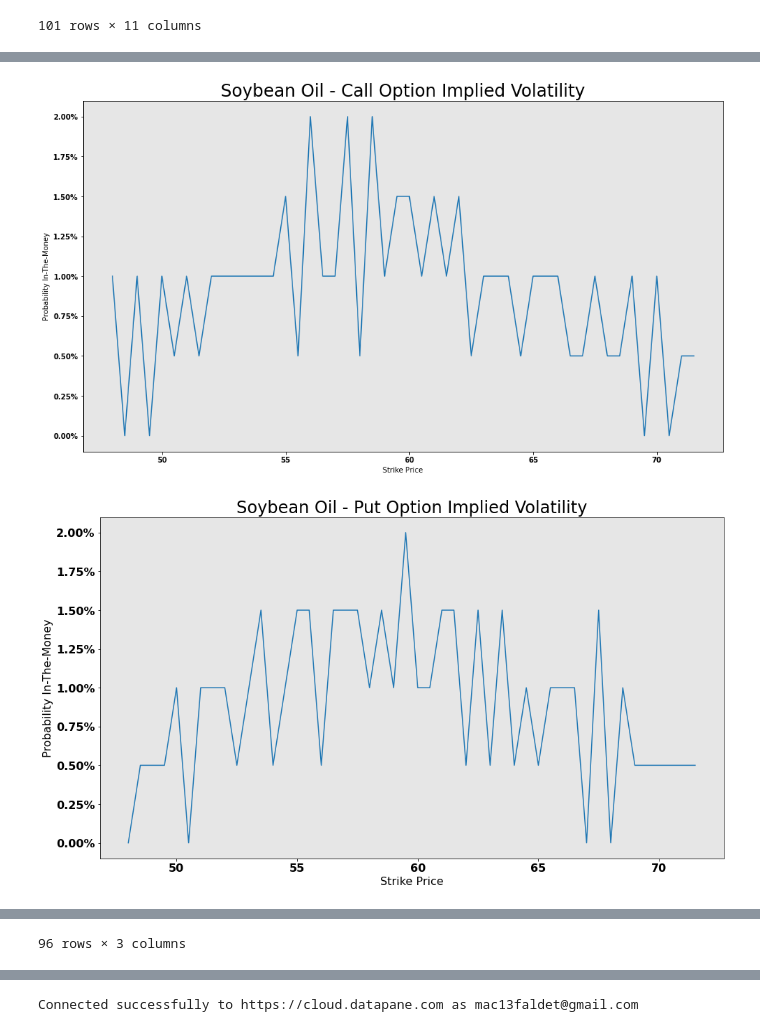
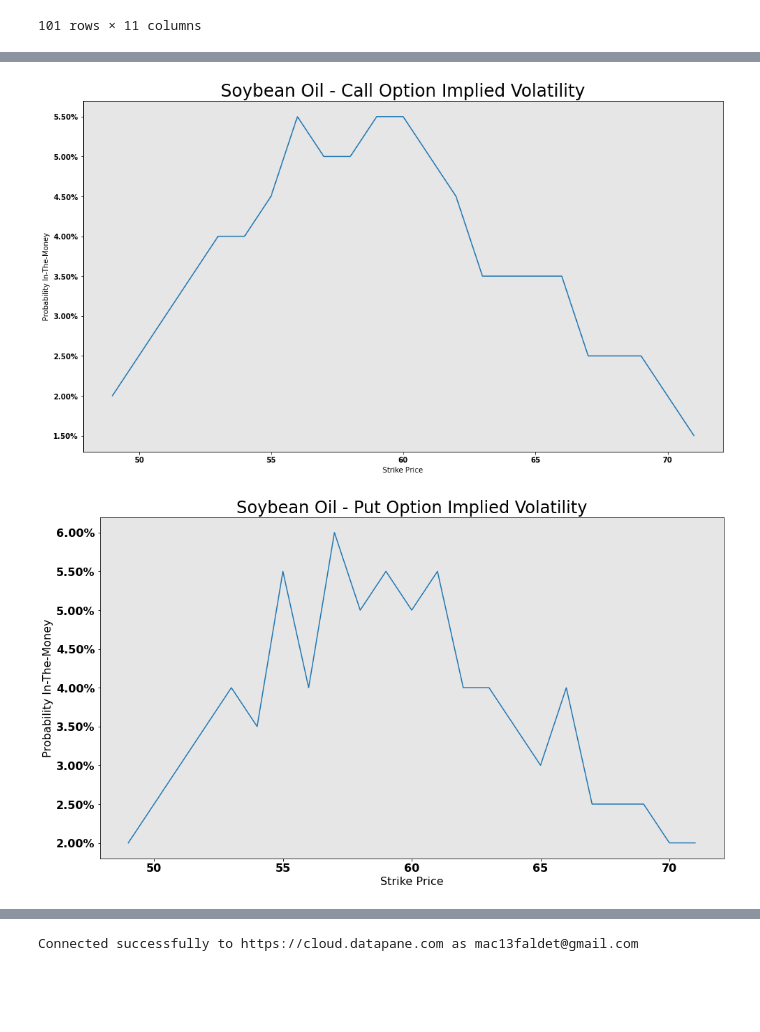
Before and after one commit to mfaldet/Stock-Evaluation, a Jupyter notebook: Option Trading/option_implied_probability_pt1.ipynb, the cells around one changed output, grey strips where cells are left out. Saved outputs shown, nothing was run; the diff lists cells and outputs as text; code cells hidden in the pictures; blank space fills up the shorter version.

```diff
--- a/Option Trading/option_implied_probability_pt1.ipynb
+++ b/Option Trading/option_implied_probability_pt1.ipynb
@@ -23,7 +23,7 @@ raw_data
 101 rows × 11 columns
 # %%
 # Assign Types, Normalize DF (Separate Columns)
-def clean_options(df, reduce=False, size=30):
+def clean_options(df, remove_outliers=True, reduce=False, size=30):
     # Fix Types
     import numpy as np
     df = df.replace(np.nan,0)
@@ -43,6 +43,13 @@ def clean_options(df, reduce=False, size=30):
     # Drop last row
     df = df.dropna()
 
+    # Remove Outliers
+    if remove_outliers:
+            import warnings
+            warnings.filterwarnings("ignore")
+            df = df[df['Strike Price'] == df['Strike Price'].astype(int)]
+            df.iloc[:,0] = df.iloc[:,0].apply(pd.to_numeric)
+
     # Filter to +/-30
     def reduce_scope(df, size=30):
         size=size/2
@@ -75,6 +86,6 @@ data
 # %%
 # Calculate probabilities from strike and price, then visualize p
-def get_probs(df, strikes_name, prices_name):
+def get_probs(df, strikes_name, prices_name, visualize=True):
 
     def visualize_pdf(strikes, probs):
         import matplotlib.pyplot as plt
@@ -106,39 +117,43 @@ def get_probs(df, strikes_name, prices_name):
                 m_price.append(prices.iloc[i])
                 u_price.append(prices.iloc[i+1])
 
         # For each strike price, calculate the probability, p
         s, p = [], []
         for i in np.arange(0,len(strike)):
             sp = strike[i]
             lp = l_price[i]
             mp = m_price[i]
             up = u_price[i]
 
             # Calculate the probability a future expires at the target price
             prob = lp - (2 * mp) + up
             s.append(sp)
             p.append(prob)
         p = [i * 100 for i in p]
-        visualize_pdf(s,p)
 
+        # Visualize
+        if visualize:
+            visualize_pdf(s,p)
+
+        # Define DF to concat
         probs = pd.DataFrame({'Strike Price': s,'Probability':p})
-        #probs.Probability = probs.Probability * 100
         probs=probs.dropna(axis=0)
 
         if t=='Call':
             c_probs = probs
         elif t=='Put':
             p_probs = probs
-    # Merge data
+
+    # Merge Call and Put DFs
     c_probs['Type']='Call'
     p_probs['Type']='Put'
-    sbo_probs = pd.concat([c_probs,p_probs], ignore_index=True)
-    return(sbo_probs)
+    data_probs = pd.concat([c_probs,p_probs], ignore_index=True)
+    return(data_probs)
 
 # Filter Call Strikes and Prices
-data_probs = get_probs(data, 'Strike Price', 'Last')
+data_probs = get_probs(data, 'Strike Price', 'Last', False)
 data_probs
 # %% [output]
-[figure, old version]
+[figure, new version]
-[figure, old version]
+[figure, new version]
 |  | Strike Price | Probability | Type |
@@ -156,4 +176,3 @@ data_probs
-96 rows × 3 columns
 # %%
 # Calculate PDF from probs and visualize
 def get_pdf(df, remove_outliers=True, derivatives=0):
```
Also changed, not shown: parts of 5 cells of this notebook, 1 other file.
